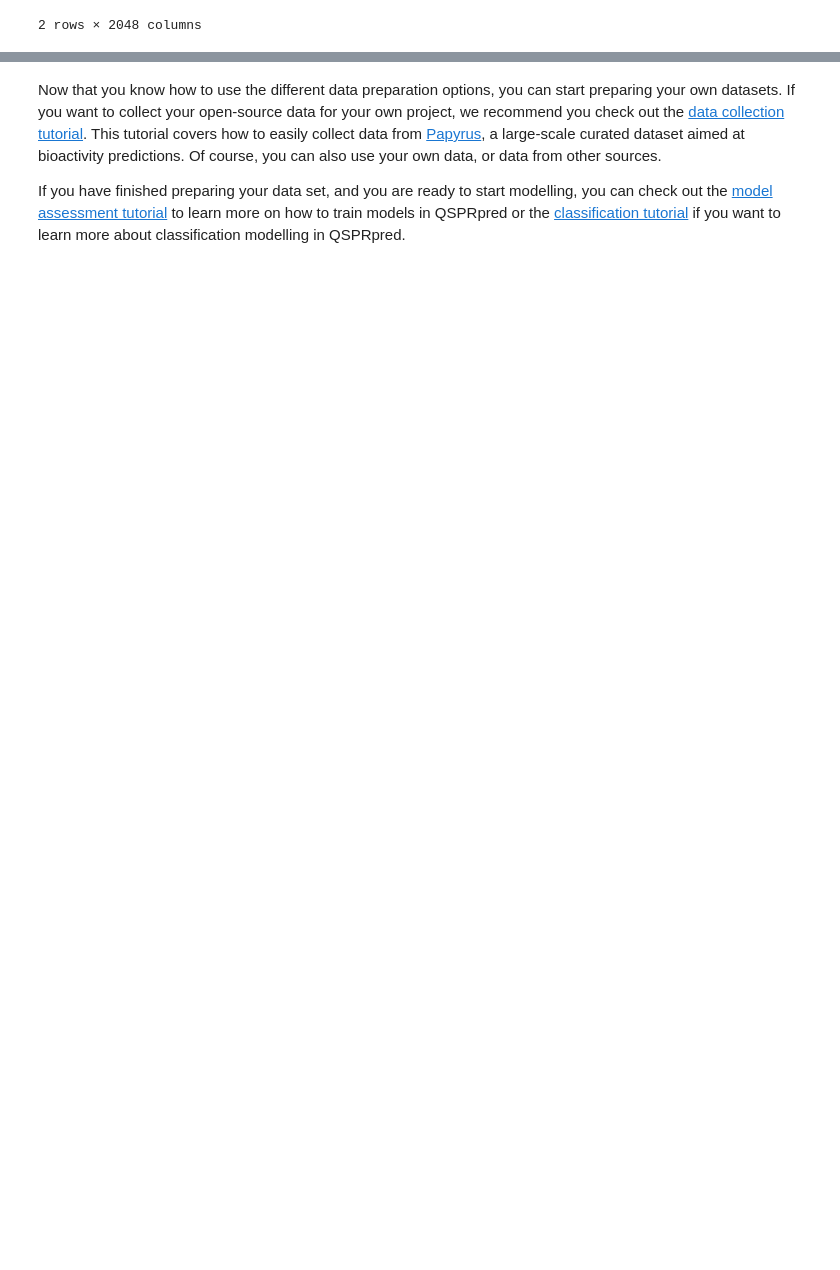
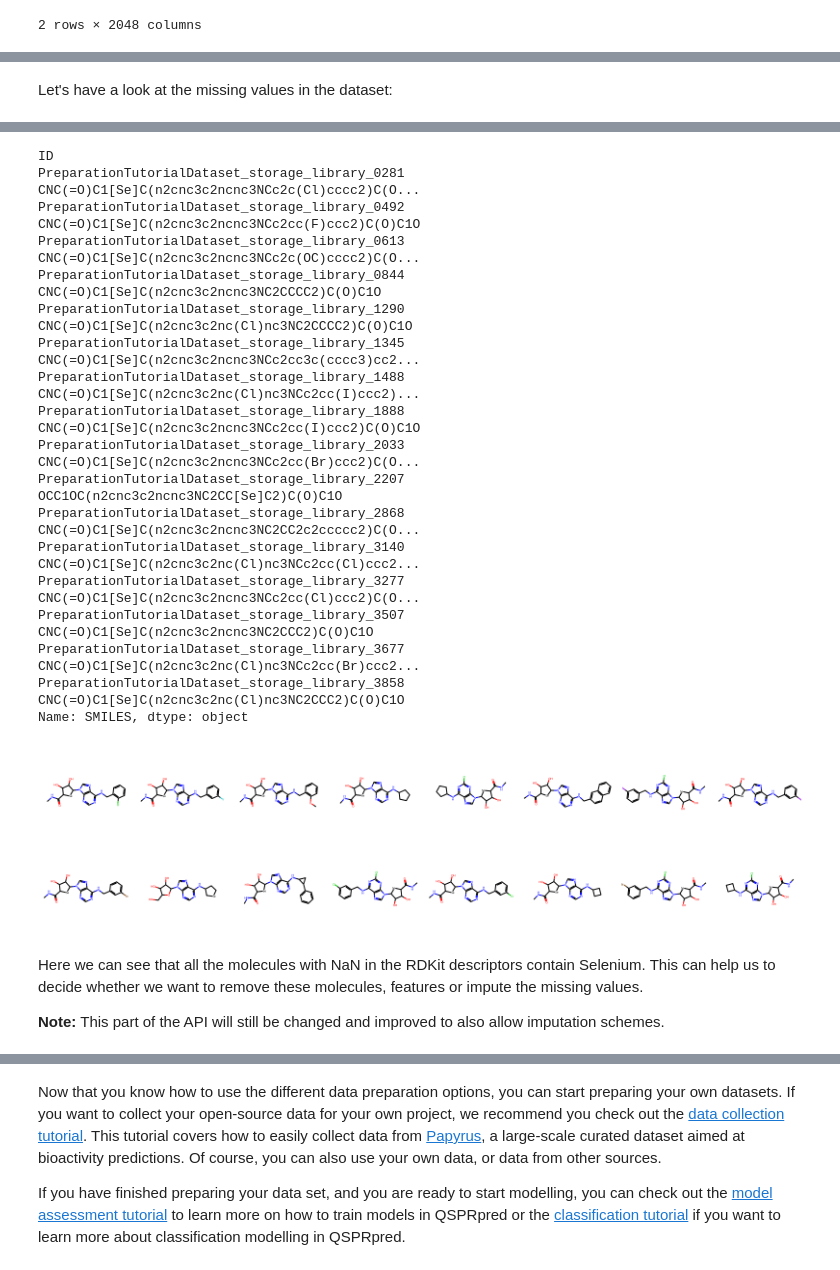
Before and after one commit to CDDLeiden/QSPRpred, a Jupyter notebook: tutorials/basics/data/data_preparation.ipynb, the cells around one changed output, grey strips where cells are left out. Cells and saved outputs as stored; diff of their text form; code cells hidden in the pictures; blank space fills up the shorter version.

```diff
--- a/tutorials/basics/data/data_preparation.ipynb
+++ b/tutorials/basics/data/data_preparation.ipynb
@@ -127,8 +357,10 @@ Here, we will use the `RepeatsFilter` and the `CategoryFilter` to remove duplica
 # %%
+# Add the example property to the dataset
 import numpy as np
 
-dataset.addProperty(name="FakeProperty",
-                    data=np.random.choice(["Wow", "Nope"], len(dataset)))
+dataset.addProperty(
+    name="FakeProperty", data=np.random.choice(["Wow", "Nope"], len(dataset))
+)
 dataset.getDF().head()
 # %% [output]
 |  | SMILES | pchembl_value_Mean | Year | original_smiles | ID | ID_before_change | ... |
@@ -194,0 +444,45 @@ dataset.prepareDataset(
+# %% [markdown]
+Let's have a look at the missing values in the dataset:
+# %%
+from rdkit import Chem
+from rdkit.Chem import Draw
+
+nan_ids = [
+    "PreparationTutorialDataset_storage_library_0281",
+    "PreparationTutorialDataset_storage_library_0492",
+    "PreparationTutorialDataset_storage_library_0613",
+    "PreparationTutorialDataset_storage_library_0844",
+    "PreparationTutorialDataset_storage_library_1290",
+    "PreparationTutorialDataset_storage_library_1345",
+    "PreparationTutorialDataset_storage_library_1488",
+    "PreparationTutorialDataset_storage_library_1888",
+    "PreparationTutorialDataset_storage_library_2033",
+    "PreparationTutorialDataset_storage_library_2207",
+    "PreparationTutorialDataset_storage_library_2868",
+    "PreparationTutorialDataset_storage_library_3140",
+    "PreparationTutorialDataset_storage_library_3277",
+    "PreparationTutorialDataset_storage_library_3507",
+    "PreparationTutorialDataset_storage_library_3677",
+    "PreparationTutorialDataset_storage_library_3858"
+]
+
+display(
+    dataset.getDescriptors().loc[
+        nan_ids,
+        [
+            'RDkit_BCUT2D_LOGPLOW', 'RDkit_BCUT2D_MWLOW', 'RDkit_BCUT2D_MRHI',
+            'RDkit_BCUT2D_LOGPHI', 'RDkit_MinPartialCharge', 'RDkit_BCUT2D_CHGLO',
+            'RDkit_BCUT2D_CHGHI', 'RDkit_MaxAbsPartialCharge', 'RDkit_BCUT2D_MRLOW',
+            'RDkit_MaxPartialCharge', 'RDkit_BCUT2D_MWHI', 'RDkit_MinAbsPartialCharge'
+        ]
+    ].head()
+)
+
+dataset.getProperty(dataset.smilesProp, ids=nan_ids)
+
+smiles = dataset.getProperty(dataset.smilesProp, ids=nan_ids)
+display(smiles)
+
+img = Draw.MolsToGridImage([Chem.MolFromSmiles(smi) for smi in smiles], molsPerRow=8)
+img
+# %% [output]
@@ -194,0 +496,24 @@ dataset.prepareDataset(
+ID
+PreparationTutorialDataset_storage_library_0281    CNC(=O)C1[Se]C(n2cnc3c2ncnc3NCc2c(Cl)cccc2)C(O...
+PreparationTutorialDataset_storage_library_0492    CNC(=O)C1[Se]C(n2cnc3c2ncnc3NCc2cc(F)ccc2)C(O)C1O
+PreparationTutorialDataset_storage_library_0613    CNC(=O)C1[Se]C(n2cnc3c2ncnc3NCc2c(OC)cccc2)C(O...
+PreparationTutorialDataset_storage_library_0844         CNC(=O)C1[Se]C(n2cnc3c2ncnc3NC2CCCC2)C(O)C1O
+PreparationTutorialDataset_storage_library_1290     CNC(=O)C1[Se]C(n2cnc3c2nc(Cl)nc3NC2CCCC2)C(O)C1O
+PreparationTutorialDataset_storage_library_1345    CNC(=O)C1[Se]C(n2cnc3c2ncnc3NCc2cc3c(cccc3)cc2...
+PreparationTutorialDataset_storage_library_1488    CNC(=O)C1[Se]C(n2cnc3c2nc(Cl)nc3NCc2cc(I)ccc2)...
+PreparationTutorialDataset_storage_library_1888    CNC(=O)C1[Se]C(n2cnc3c2ncnc3NCc2cc(I)ccc2)C(O)C1O
+PreparationTutorialDataset_storage_library_2033    CNC(=O)C1[Se]C(n2cnc3c2ncnc3NCc2cc(Br)ccc2)C(O...
+PreparationTutorialDataset_storage_library_2207              OCC1OC(n2cnc3c2ncnc3NC2CC[Se]C2)C(O)C1O
+PreparationTutorialDataset_storage_library_2868    CNC(=O)C1[Se]C(n2cnc3c2ncnc3NC2CC2c2ccccc2)C(O...
+PreparationTutorialDataset_storage_library_3140    CNC(=O)C1[Se]C(n2cnc3c2nc(Cl)nc3NCc2cc(Cl)ccc2...
+PreparationTutorialDataset_storage_library_3277    CNC(=O)C1[Se]C(n2cnc3c2ncnc3NCc2cc(Cl)ccc2)C(O...
+PreparationTutorialDataset_storage_library_3507          CNC(=O)C1[Se]C(n2cnc3c2ncnc3NC2CCC2)C(O)C1O
+PreparationTutorialDataset_storage_library_3677    CNC(=O)C1[Se]C(n2cnc3c2nc(Cl)nc3NCc2cc(Br)ccc2...
+PreparationTutorialDataset_storage_library_3858      CNC(=O)C1[Se]C(n2cnc3c2nc(Cl)nc3NC2CCC2)C(O)C1O
+Name: SMILES, dtype: object
+[figure, added]
+# %% [markdown]
+Here we can see that all the molecules with NaN in the RDKit descriptors contain Selenium.
+This can help us to decide whether we want to remove these molecules, features or impute the missing values.
+
+**Note:** This part of the API will still be changed and improved to also allow imputation schemes.
```
Also changed, not shown: parts of 52 cells of this notebook.
